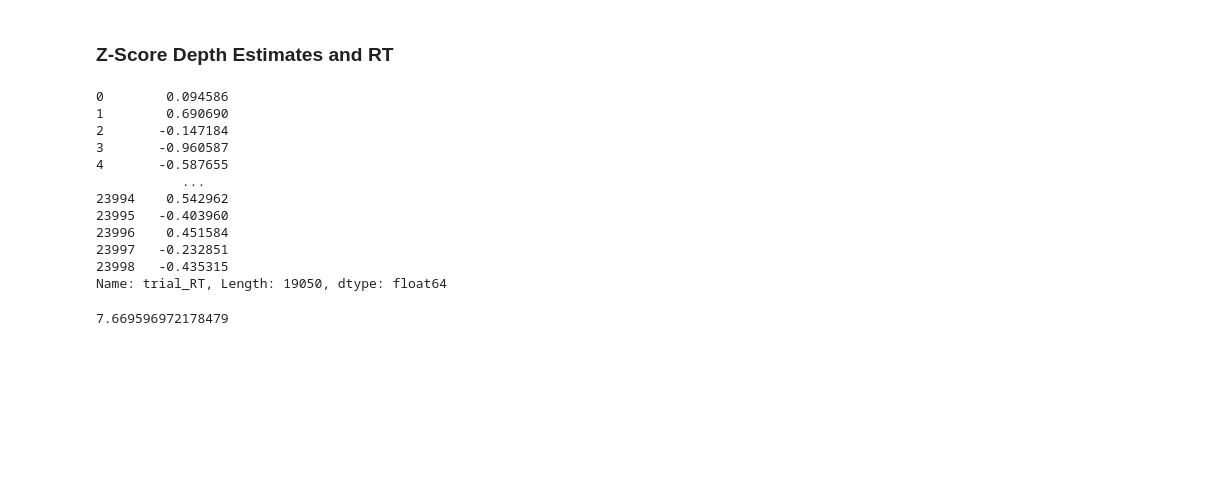
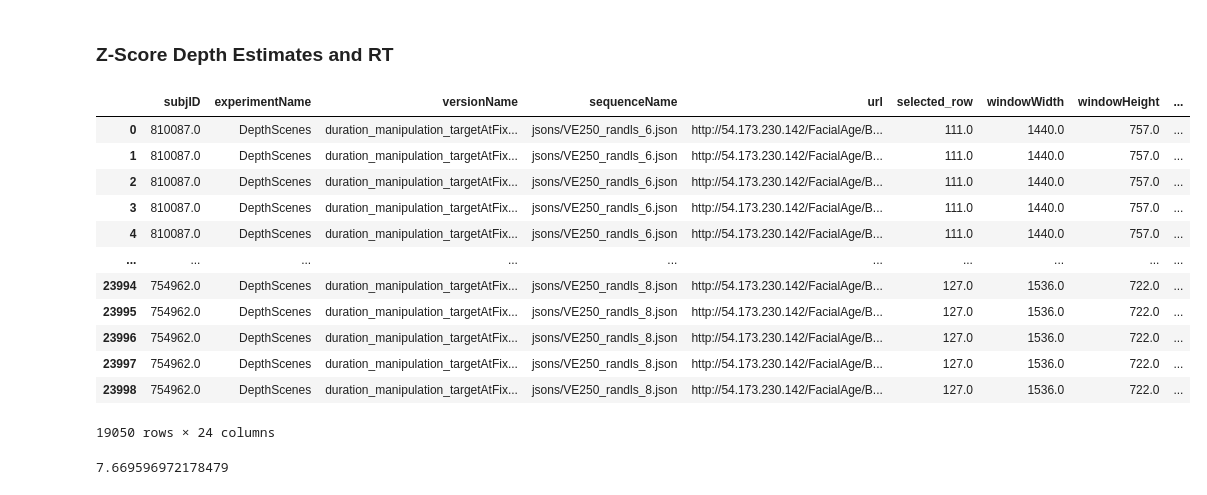
Before and after one commit to prachimahab/verbal_judgement_analysis, a Jupyter notebook: v2_matched_VE_analysis.ipynb, the cells around one changed output. Saved outputs shown, nothing was run; the diff lists cells and outputs as text; code cells hidden in the pictures; blank space fills up the shorter version.

```diff
--- a/v2_matched_VE_analysis.ipynb
+++ b/v2_matched_VE_analysis.ipynb
@@ -167,9 +167,9 @@ def removeMissedTrials(datafolder):
 
     return input_data
 # %%
-# path = '/Users/prachimahableshwarkar/Documents/GW/Depth_MTurk/depth_duration_MTurk/data'
+path = '/Users/pmahableshwarkar/Documents/Depth_Project/DATA/0_2022_VE'
 
-path = "/Users/prachimahableshwarkar/Documents/GW/FacialAge/FacialAge_MTurk/BNav_EC2/DepthDuration/v2_depth_duration_MTurk/data"
+# path = "/Users/prachimahableshwarkar/Documents/GW/FacialAge/FacialAge_MTurk/BNav_EC2/DepthDuration/v2_depth_duration_MTurk/data"
 
 # path = '/Users/prachi/Documents/depth_duration/target_at_center/january2022_data/VE_data'
 
@@ -220,7 +220,7 @@ def RT_Cleaning(df):
         std_trial_RT = subj_df["trial_RT"].std()
 #         outlier_range = [(average_trial_RT - (3*std_trial_RT)), (average_trial_RT + (3*std_trial_RT))]
 #         outlier_range = [1000, (average_trial_RT + (3*std_trial_RT))]
-        outlier_range = [1000, 10000]
+        outlier_range = [250, 10000]
 
         for idx, row in subj_df.iterrows():
             RT = row["trial_RT"]
@@ -523,17 +523,18 @@ def zscored_outcomes(df):
 # %%
 zscored_data = zscored_outcomes(final_data)
 # %%
-zscored_data['trial_RT']
+zscored_data
 # %% [output]
+|  | subjID | experimentName | versionName | sequenceName | url | selected_row | windowWidth | windowHeight | ... |
+| 0 | 810087.0 | DepthScenes | duration_manipulation_targetAtFix... | jsons/VE250_randls_6.json | http://54.173.230.142/FacialAge/B... | 111.0 | 1440.0 | 757.0 | ... |
+| 1 | 810087.0 | DepthScenes | duration_manipulation_targetAtFix... | jsons/VE250_randls_6.json | http://54.173.230.142/FacialAge/B... | 111.0 | 1440.0 | 757.0 | ... |
+| 2 | 810087.0 | DepthScenes | duration_manipulation_targetAtFix... | jsons/VE250_randls_6.json | http://54.173.230.142/FacialAge/B... | 111.0 | 1440.0 | 757.0 | ... |
+| 3 | 810087.0 | DepthScenes | duration_manipulation_targetAtFix... | jsons/VE250_randls_6.json | http://54.173.230.142/FacialAge/B... | 111.0 | 1440.0 | 757.0 | ... |
+| 4 | 810087.0 | DepthScenes | duration_manipulation_targetAtFix... | jsons/VE250_randls_6.json | http://54.173.230.142/FacialAge/B... | 111.0 | 1440.0 | 757.0 | ... |
+| ... | ... | ... | ... | ... | ... | ... | ... | ... | ... |
+| 23994 | 754962.0 | DepthScenes | duration_manipulation_targetAtFix... | jsons/VE250_randls_8.json | http://54.173.230.142/FacialAge/B... | 127.0 | 1536.0 | 722.0 | ... |
+| 23995 | 754962.0 | DepthScenes | duration_manipulation_targetAtFix... | jsons/VE250_randls_8.json | http://54.173.230.142/FacialAge/B... | 127.0 | 1536.0 | 722.0 | ... |
+| 23996 | 754962.0 | DepthScenes | duration_manipulation_targetAtFix... | jsons/VE250_randls_8.json | http://54.173.230.142/FacialAge/B... | 127.0 | 1536.0 | 722.0 | ... |
+| 23997 | 754962.0 | DepthScenes | duration_manipulation_targetAtFix... | jsons/VE250_randls_8.json | http://54.173.230.142/FacialAge/B... | 127.0 | 1536.0 | 722.0 | ... |
+| 23998 | 754962.0 | DepthScenes | duration_manipulation_targetAtFix... | jsons/VE250_randls_8.json | http://54.173.230.142/FacialAge/B... | 127.0 | 1536.0 | 722.0 | ... |
-0        0.094586
-1        0.690690
-2       -0.147184
-3       -0.960587
-4       -0.587655
-           ...
-23994    0.542962
-23995   -0.403960
-23996    0.451584
-23997   -0.232851
-23998   -0.435315
-Name: trial_RT, Length: 19050, dtype: float64
+19050 rows × 24 columns
```
Also changed, not shown: parts of 4 cells of this notebook, 3 other files.
